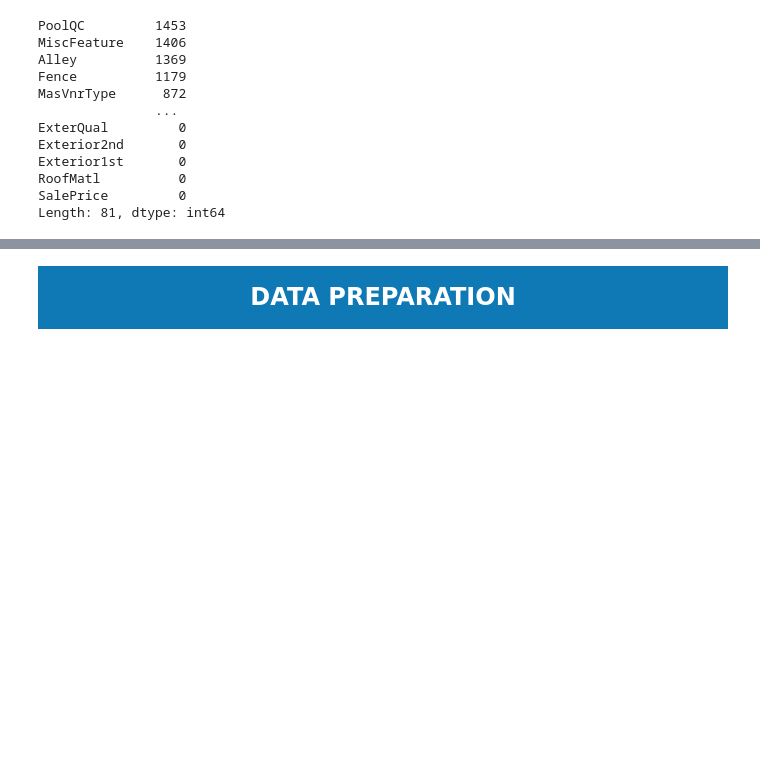
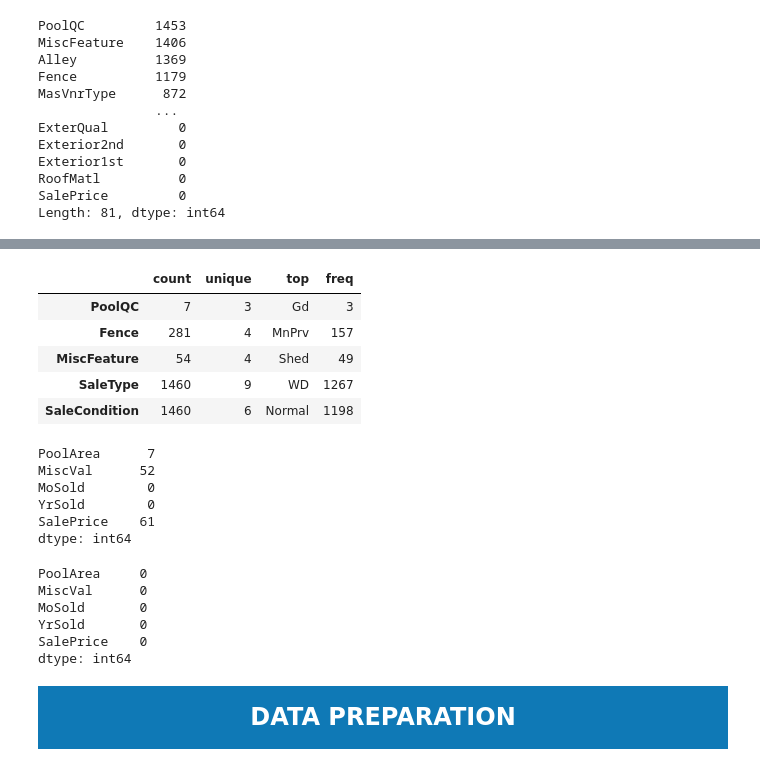
Before and after one commit to geanclm/kaggle, a Jupyter notebook: House/REGRESSAO_House_Kaggle_csv.ipynb, the cells around one changed output, grey strips where cells are left out. Drawn from its saved outputs; the diff is of its cells as text; code cells hidden in the pictures; blank space fills up the shorter version.

```diff
--- a/House/REGRESSAO_House_Kaggle_csv.ipynb
+++ b/House/REGRESSAO_House_Kaggle_csv.ipynb
@@ -132,0 +158,10 @@ Length: 81, dtype: int64
+# %%
+# Somente as colunas categóricas
+df_train.describe(include='O', percentiles=[.25, .5, .75, .95]).round(2).T.tail()
+# %% [output]
+|  | count | unique | top | freq |
+| PoolQC | 7 | 3 | Gd | 3 |
+| Fence | 281 | 4 | MnPrv | 157 |
+| MiscFeature | 54 | 4 | Shed | 49 |
+| SaleType | 1460 | 9 | WD | 1267 |
+| SaleCondition | 1460 | 6 | Normal | 1198 |
@@ -133,3 +204,21 @@ Length: 81, dtype: int64
+# %%
+count_above_upper.tail()
+# %% [output]
+PoolArea      7
+MiscVal      52
+MoSold        0
+YrSold        0
+SalePrice    61
+dtype: int64
+# %%
+count_below_lower.tail()
+# %% [output]
+PoolArea     0
+MiscVal      0
+MoSold       0
+YrSold       0
+SalePrice    0
+dtype: int64
 # %% [markdown]
 <center style="font-size:18pt; background-color:#0f79b6">
     <br/>
```
Also changed, not shown: parts of 9 cells of this notebook.
